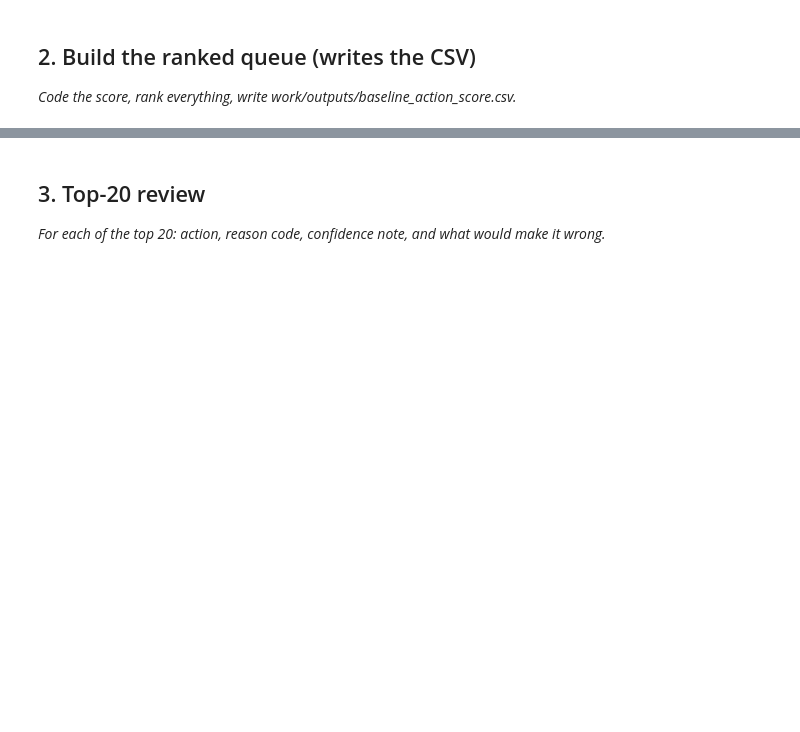
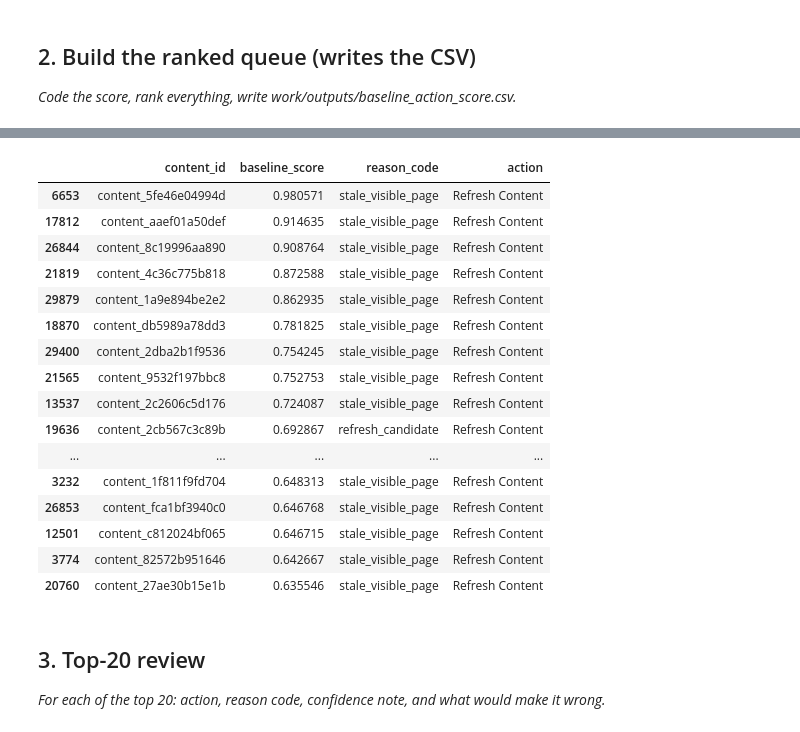
Before and after one commit to Dilip-chendra/FlyRank-Week1, a Jupyter notebook: work/notebooks/w04_baseline_score.ipynb, the cells around one changed output, grey strips where cells are left out. Drawn from its saved outputs; the diff is of its cells as text; code cells hidden in the pictures; blank space fills up the shorter version.

```diff
--- a/work/notebooks/w04_baseline_score.ipynb
+++ b/work/notebooks/w04_baseline_score.ipynb
@@ -22,0 +95,63 @@ This skeleton is yours to fill. Work the sections **in order** — each one has
+# %%
+import os
+
+# Normalize features
+df["visibility_score"] = (
+    df["impressions_90d"] / df["impressions_90d"].max()
+)
+
+df["age_score"] = (
+    df["content_age_days"] / df["content_age_days"].max()
+)
+
+df["ctr_score"] = (
+    1 - (df["ctr"] / df["ctr"].max())
+)
+
+# Baseline score
+df["baseline_score"] = (
+    0.40 * df["visibility_score"] +
+    0.40 * df["age_score"] +
+    0.20 * df["ctr_score"]
+)
+
+# Reason codes
+df["reason_code"] = "refresh_candidate"
+
+df.loc[
+    (df["content_age_days"] > df["content_age_days"].median()),
+    "reason_code"
+] = "stale_visible_page"
+
+df.loc[
+    (df["ctr"] < df["ctr"].median()),
+    "reason_code"
+] = "low_ctr_visible_page"
+
+# Action
+df["action"] = "Refresh Content"
+
+# Rank
+df = df.sort_values(
+    "baseline_score",
+    ascending=False
+)
+
+# Save CSV
+os.makedirs("work/outputs", exist_ok=True)
+
+output_path = "work/outputs/baseline_action_score.csv"
+
+df.to_csv(output_path, index=False)
+
+print("CSV saved to:", output_path)
+
+df[
+    [
+        "content_id",
+        "baseline_score",
+        "reason_code",
+        "action"
+    ]
+].head(20)
+# %% [output]
@@ -23,3 +159,20 @@ This skeleton is yours to fill. Work the sections **in order** — each one has
+|  | content_id | baseline_score | reason_code | action |
+| 6653 | content_5fe46e04994d | 0.980571 | stale_visible_page | Refresh Content |
+| 17812 | content_aaef01a50def | 0.914635 | stale_visible_page | Refresh Content |
+| 26844 | content_8c19996aa890 | 0.908764 | stale_visible_page | Refresh Content |
+| 21819 | content_4c36c775b818 | 0.872588 | stale_visible_page | Refresh Content |
+| 29879 | content_1a9e894be2e2 | 0.862935 | stale_visible_page | Refresh Content |
+| 18870 | content_db5989a78dd3 | 0.781825 | stale_visible_page | Refresh Content |
+| 29400 | content_2dba2b1f9536 | 0.754245 | stale_visible_page | Refresh Content |
+| 21565 | content_9532f197bbc8 | 0.752753 | stale_visible_page | Refresh Content |
+| 13537 | content_2c2606c5d176 | 0.724087 | stale_visible_page | Refresh Content |
+| 19636 | content_2cb567c3c89b | 0.692867 | refresh_candidate | Refresh Content |
+| ... | ... | ... | ... | ... |
+| 3232 | content_1f811f9fd704 | 0.648313 | stale_visible_page | Refresh Content |
+| 26853 | content_fca1bf3940c0 | 0.646768 | stale_visible_page | Refresh Content |
+| 12501 | content_c812024bf065 | 0.646715 | stale_visible_page | Refresh Content |
+| 3774 | content_82572b951646 | 0.642667 | stale_visible_page | Refresh Content |
+| 20760 | content_27ae30b15e1b | 0.635546 | stale_visible_page | Refresh Content |
 # %% [markdown]
 ## 3. Top-20 review
 
```
Also changed, not shown: parts of 13 cells of this notebook.
